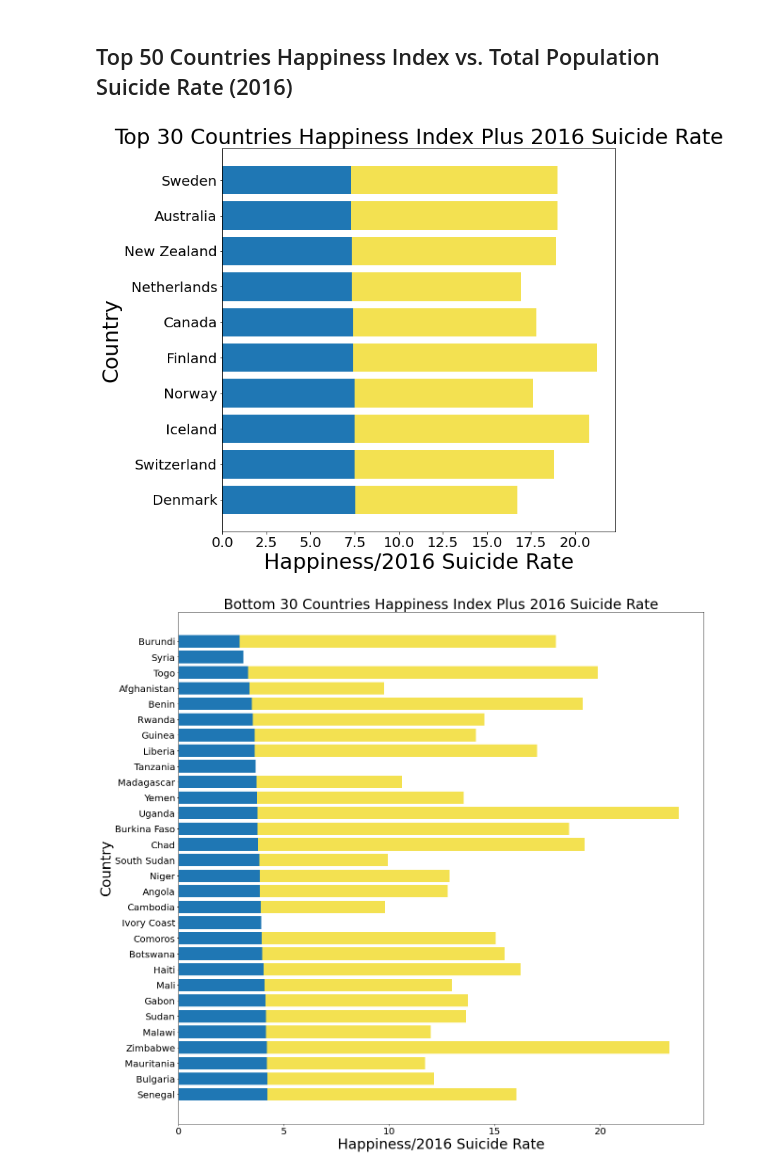
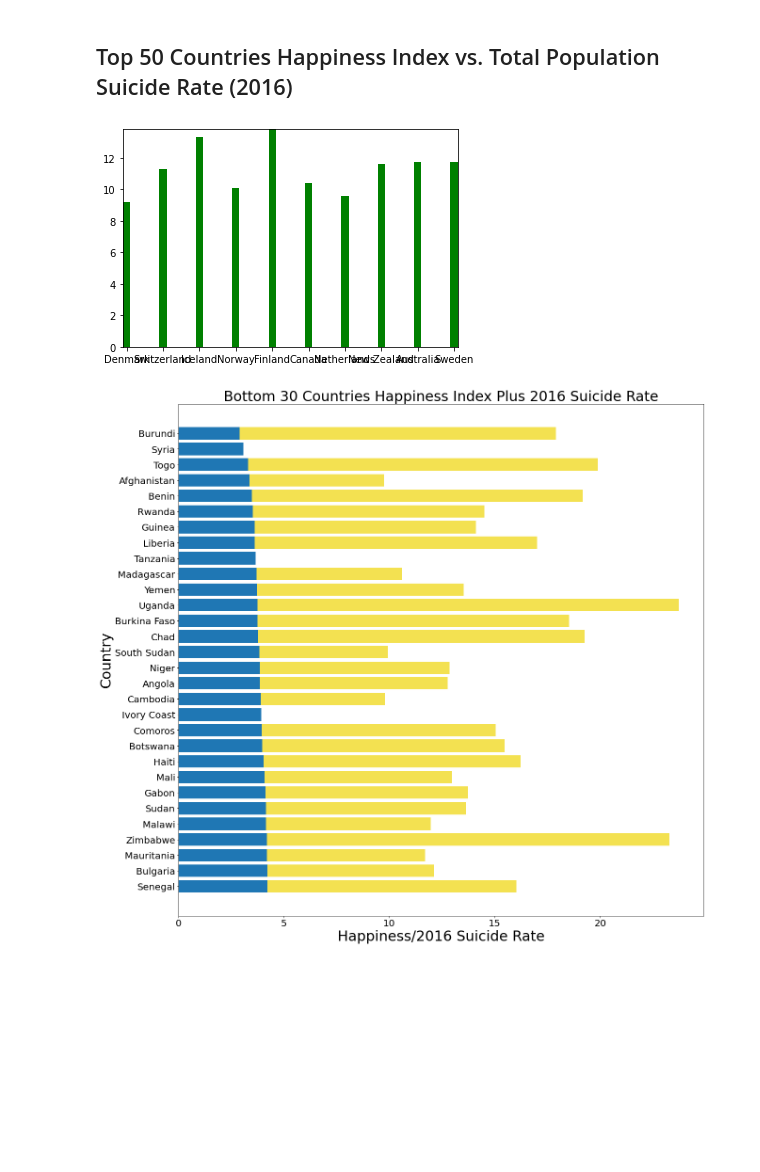
Before and after one commit to TBBSparks/Team-Happiness, a Jupyter notebook: TeamHappiness_Combined_V1.ipynb, the cells around one changed output. Saved outputs shown, nothing was run; the diff lists cells and outputs as text; code cells hidden in the pictures; blank space fills up the shorter version.

```diff
--- a/TeamHappiness_Combined_V1.ipynb
+++ b/TeamHappiness_Combined_V1.ipynb
@@ -103,31 +103,40 @@ plt.savefig("Plot_5")
 # %%
 # # Calculate total population suicide rate per country
 # Avg_Suicide_Rate=suicide_df
 
 # Horizontal stacked bar chart
 top30_df= merged_df.loc[0:29]
 low30_df=merged_df.loc[127:156]
 
 top10_df=merged_df.loc[0:9]
 low10_df=merged_df.loc[147:156]
 
 top_Happy_Score=top10_df["Happiness Score"]
 top_Suicide_Rate=top10_df["2016"]
 topIndex=top10_df["Country"]
-x=["top_Happy_Score","top_Suicide_Rate"]
 
-plt.barh(topIndex,top_Happy_Score)
-plt.barh(topIndex,top_Suicide_Rate,left=top_Happy_Score,color="#f3e151")
-plt.rcParams["figure.figsize"]=(10,10)
-plt.title("Top 30 Countries Happiness Index Plus 2016 Suicide Rate",fontsize=30)
-plt.ylabel("Country",fontsize=30)
-plt.xlabel("Happiness/2016 Suicide Rate",fontsize=30)
-plt.rc('xtick', labelsize=20)
-plt.rc('ytick', labelsize=20)
-plt.savefig("Plot_1")
+w=0.2
+
+ax=plt.subplot(111)
+bar1=ax.bar(topIndex,top_Happy_Score,width=0.2,color="blue")
+bar2=ax.bar(topIndex,top_Suicide_Rate,width=0.2,color="green")
+ax.autoscale(tight=True)
 plt.show()
+
+# x=["top_Happy_Score","top_Suicide_Rate"]
+
+# plt.barh(topIndex,top_Happy_Score)
+# plt.barh(topIndex,top_Suicide_Rate,left=top_Happy_Score,color="#f3e151")
+# plt.rcParams["figure.figsize"]=(10,10)
+# plt.title("Top 30 Countries Happiness Index Plus 2016 Suicide Rate",fontsize=30)
+# plt.ylabel("Country",fontsize=30)
+# plt.xlabel("Happiness/2016 Suicide Rate",fontsize=30)
+# plt.rc('xtick', labelsize=20)
+# plt.rc('ytick', labelsize=20)
+# plt.savefig("Plot_1")
+# plt.show()
 # %% [output]
-[figure, old version]
+[figure, new version]
 # %%
 # # Calculate total population suicide rate per country
 # Avg_Suicide_Rate=suicide_df
```
Also changed, not shown: parts of 1 cell of this notebook, 1 other file.
